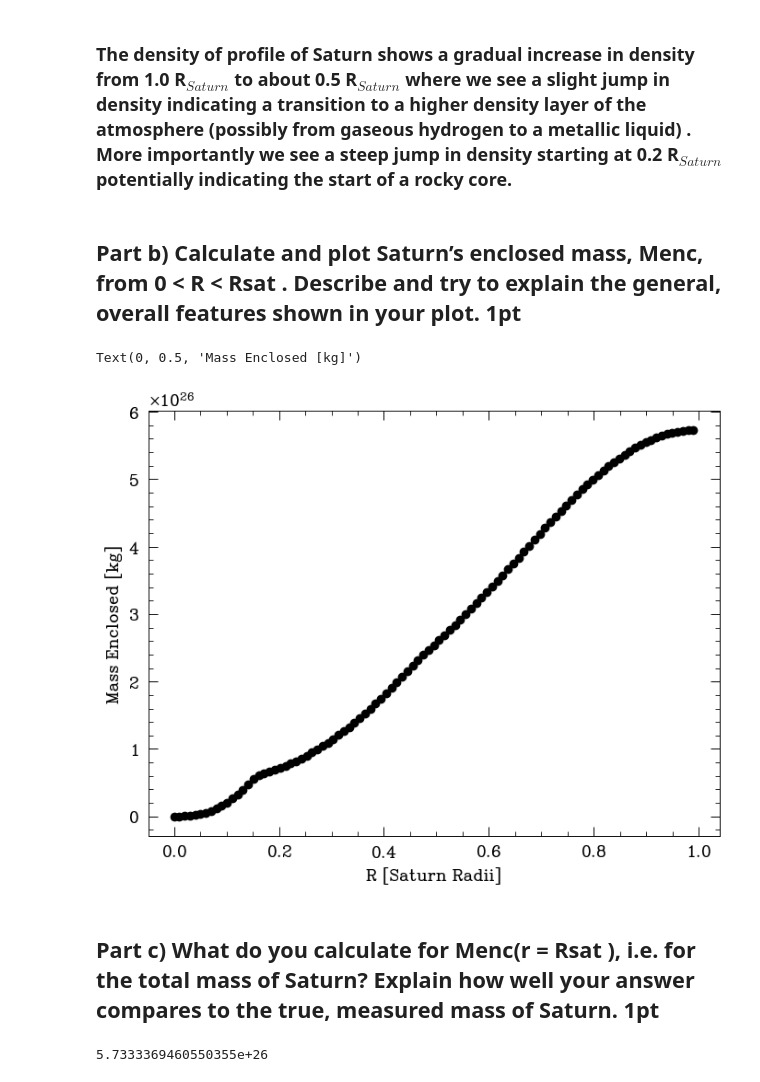
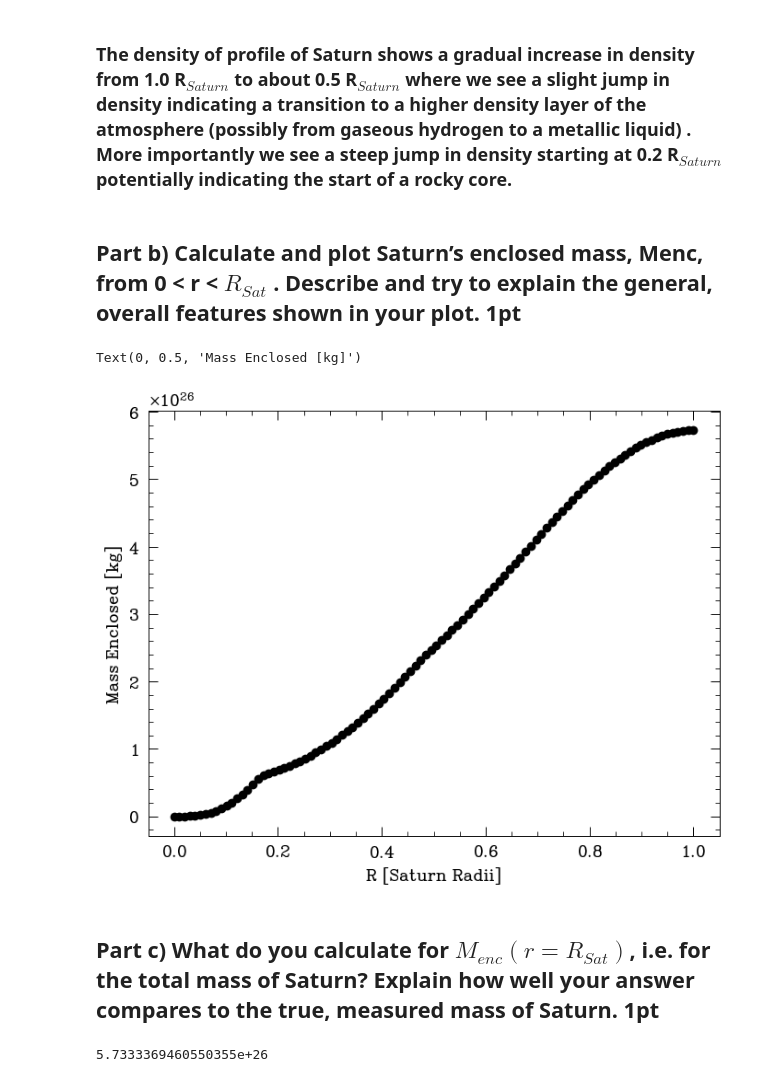
Before and after one commit to aspolanski/ASTR420, a Jupyter notebook: Saturn's Interior.ipynb, the cells around one changed output. Cells and saved outputs as stored; diff of their text form; code cells hidden in the pictures.

```diff
--- a/Saturn's Interior.ipynb
+++ b/Saturn's Interior.ipynb
@@ -26,25 +27,25 @@ ax.set_yscale('log')
 # %% [markdown]
 ### The density of profile of Saturn shows a gradual increase in density from 1.0 R$_{Saturn}$ to about 0.5 R$_{Saturn}$ where we see a slight jump in density indicating a transition to a higher density layer of the atmosphere (possibly from gaseous hydrogen to a metallic liquid) . More importantly we see a steep jump in density starting at 0.2 R$_{Saturn}$ potentially indicating the start of a rocky core.
 # %% [markdown]
-## Part b) Calculate and plot Saturn’s enclosed mass, Menc, from 0 < R < Rsat . Describe and try to explain the general, overall features shown in your plot. 1pt
+## Part b) Calculate and plot Saturn’s enclosed mass, Menc, from 0 < r < $R_{Sat}$ . Describe and try to explain the general, overall features shown in your plot. 1pt
 # %%
 r_int = data.r.to_numpy() * Rsat.to(u.cm)
 
 menc = data.rho_cgs.to_numpy() * (4 * np.pi * r_int**2)
 
-mass = cumulative_trapezoid(menc,r_int.value)
+mass = cumulative_trapezoid(menc,r_int.value,initial=0)
 # %%
 fig, ax = plt.subplots(figsize=(8,6))
 
-ax.plot(data.r[:-1],mass/1000,marker='o',c='k')
+ax.plot(data.r,mass/1000,marker='o',c='k')
 ax.set_xlabel("R [Saturn Radii]")
 ax.set_ylabel("Mass Enclosed [kg]")
 #ax.set_yscale('log')
 # %% [output]
 Text(0, 0.5, 'Mass Enclosed [kg]')
-[figure, old version]
+[figure, new version]
 # %% [markdown]
-## Part c) What do you calculate for Menc(r = Rsat ), i.e. for the total mass of Saturn? Explain how well your answer compares to the true, measured mass of Saturn. 1pt
+## Part c) What do you calculate for $M_{enc}(r=R_{Sat})$, i.e. for the total mass of Saturn? Explain how well your answer compares to the true, measured mass of Saturn. 1pt
 # %%
 mass[-1]/1000
 # %% [output]
```
Also changed, not shown: parts of 13 cells of this notebook, 1 other file.
